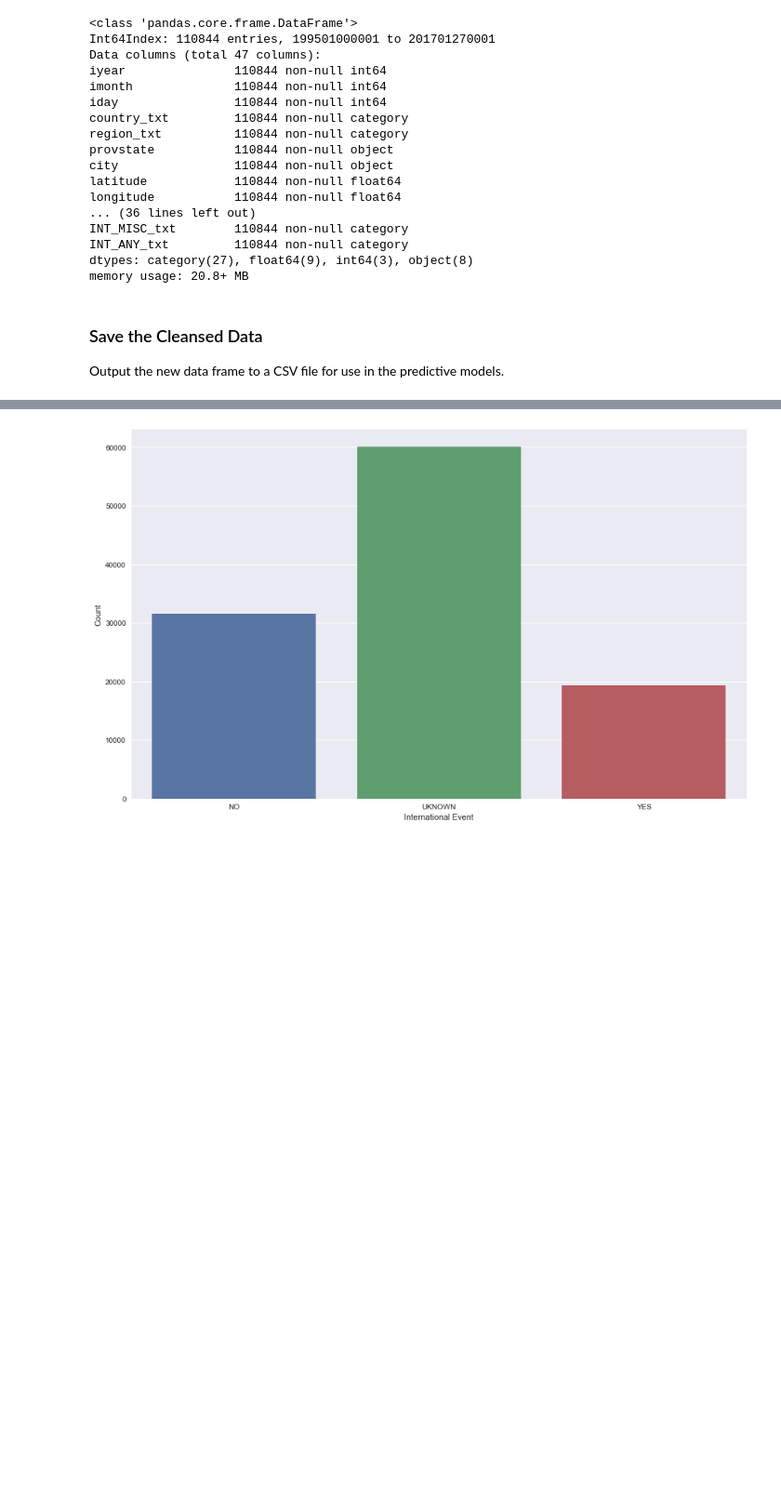
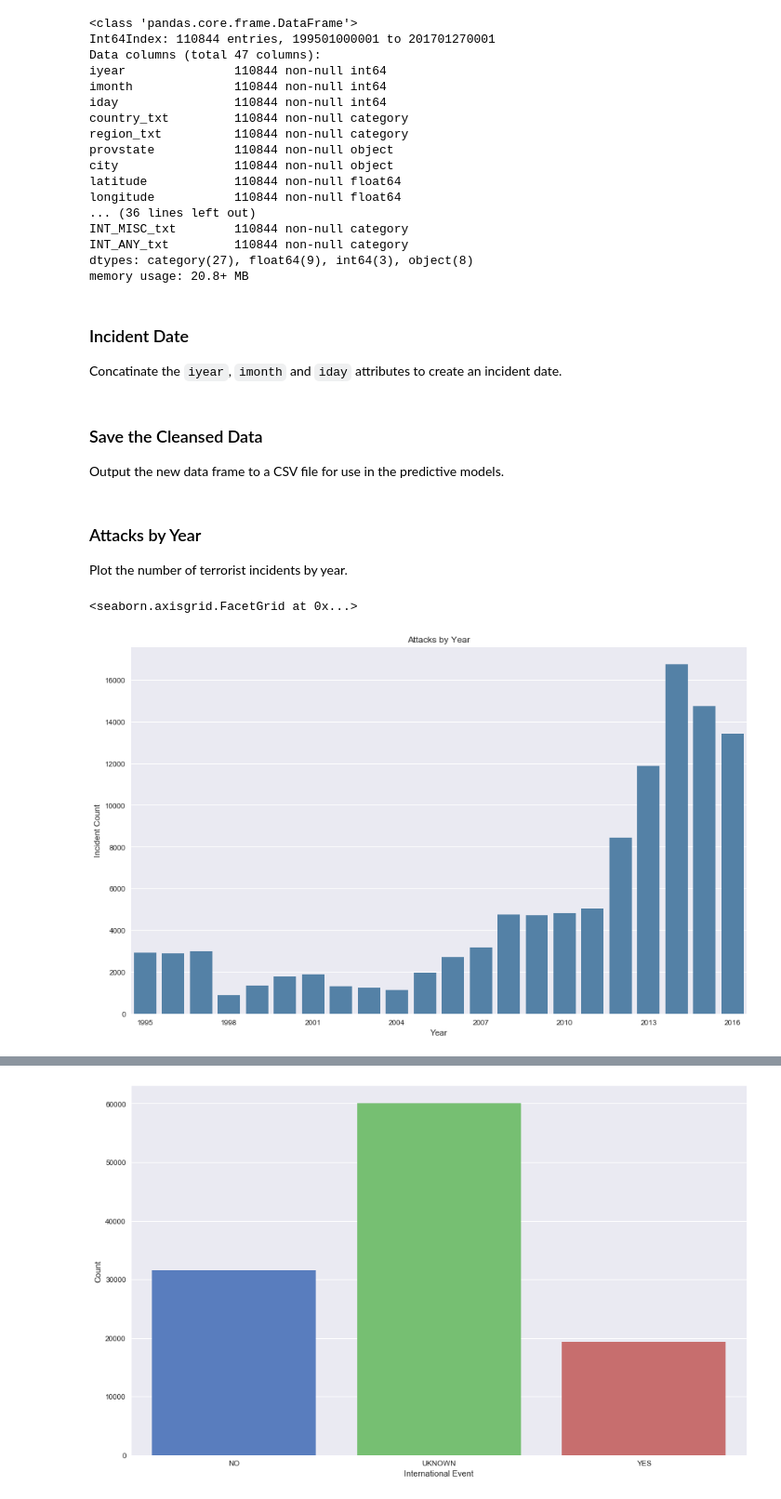
Before and after one commit to tcskowronek/predicting-terrorist-attacks, a Jupyter notebook: src/02-Exploratory-Data-Analysis.ipynb, the cells around one changed output, grey strips where cells are left out. Shown at 93% size. Saved outputs shown, nothing was run; the diff lists cells and outputs as text; code cells hidden in the pictures; blank space fills up the shorter version.

Commit message:
Added incident date feature and first plots

```diff
--- a/src/02-Exploratory-Data-Analysis.ipynb
+++ b/src/02-Exploratory-Data-Analysis.ipynb
@@ -27,6 +27,9 @@ mpl.rcParams['figure.figsize'] = (14.6, 9.0)
 
 # Set the Seaborn default style for plots
 sns.set()
+
+# Set the color palette
+sns.set_palette(sns.color_palette("muted"))
 # %% [markdown]
 ### Load the Datasets
 Load the dataset created by the preprocessing notebook.
@@ -246,7 +249,7 @@ city_df = ll_df[(ll_df['city'] == "UNKNOWN")]
 city_df['city'].value_counts()
 
 # Remove observations containing missing missing values for latitude and longitude
-gtd_clean = gtd_df.dropna()
+gtd_clean = gtd_df.dropna().copy()
 gtd_clean.info(verbose = True)
 # %% [output]
 (1407, 47)
@@ -269,8 +272,38 @@ INT_MISC_txt        110844 non-null category
 INT_ANY_txt         110844 non-null category
 dtypes: category(27), float64(9), int64(3), object(8)
 memory usage: 20.8+ MB
+# %% [markdown]
+### Incident Date
+Concatinate the `iyear`, `imonth` and `iday` attributes to create an incident date.
+# %%
+# 297 iday attributes contain 0 to represent unknown, setting 1
+gtd_clean.loc[gtd_clean['iday'] == 0, 'iday'] = 1
+
+gtd_clean['incident_date'] = (gtd_clean['iyear'].astype(str) + '-' +
+                              gtd_clean['imonth'].astype(str) + '-' +
+                              gtd_clean['iday'].astype(str))
+
+gtd_clean['incident_date'] = pd.to_datetime(gtd_clean['incident_date'],
+                                            format="%Y-%m-%d")
 # %% [markdown]
 ### Save the Cleansed Data
 Output the new data frame to a CSV file for use in the predictive models.
 # %%
 gtd_clean.to_csv("../data/gtd_eda_95t016.csv", sep = ",")
+# %% [markdown]
+### Attacks by Year
+Plot the number of terrorist incidents by year.
+# %%
+# Make a range of years to show categories with no observations
+years = np.arange(1995, 2017)
+
+# Draw a count plot to show the number of attacks each year
+plt1 = sns.factorplot("iyear", data=gtd_clean, kind="count", color='steelblue', size=7.6, aspect=1.618)
+plt1.set_xticklabels(step=3)
+_ = plt.title('Attacks by Year')
+_ = plt.xlabel('Year')
+_ = plt.ylabel('Incident Count')
+plt.show()
+# %% [output]
+<seaborn.axisgrid.FacetGrid at 0x...>
+[figure, added]
```
Also changed, not shown: parts of 2 cells of this notebook.
